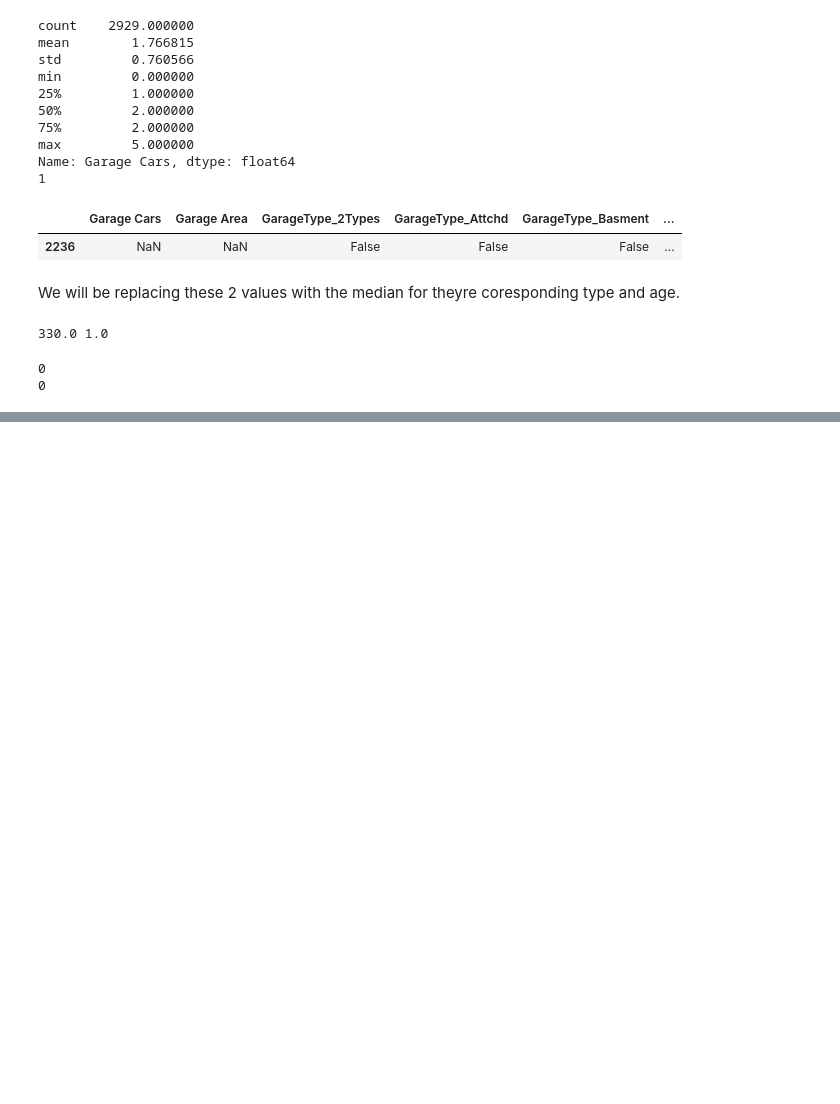
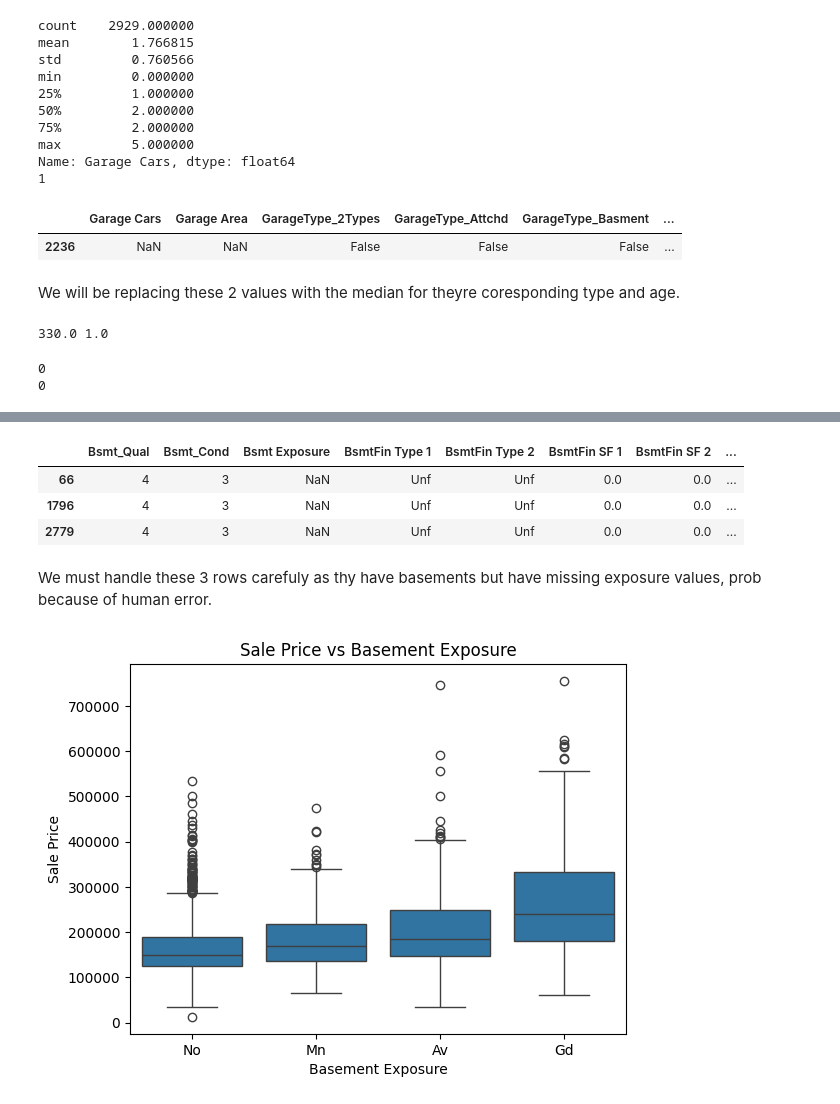
Before and after one commit to hedesiustefan/ML_Project, a Jupyter notebook: dataexplore.ipynb, the cells around one changed output, grey strips where cells are left out. Cells and saved outputs as stored; diff of their text form; code cells hidden in the pictures; blank space fills up the shorter version.

```diff
--- a/dataexplore.ipynb
+++ b/dataexplore.ipynb
@@ -1056,0 +1305,23 @@ print(df_copy['Garage Area'].isna().sum())
+# %%
+df_copy.loc[df_copy['Bsmt Exposure'].isna(), [
+    'Bsmt_Qual', 'Bsmt_Cond', 'Bsmt Exposure',
+    'BsmtFin Type 1', 'BsmtFin Type 2',
+    'BsmtFin SF 1', 'BsmtFin SF 2', 'Bsmt Unf SF', 'Total Bsmt SF', 'SalePrice'
+]]
+# %% [output]
+|  | Bsmt_Qual | Bsmt_Cond | Bsmt Exposure | BsmtFin Type 1 | BsmtFin Type 2 | BsmtFin SF 1 | BsmtFin SF 2 | ... |
+| 66 | 4 | 3 | NaN | Unf | Unf | 0.0 | 0.0 | ... |
+| 1796 | 4 | 3 | NaN | Unf | Unf | 0.0 | 0.0 | ... |
+| 2779 | 4 | 3 | NaN | Unf | Unf | 0.0 | 0.0 | ... |
+# %% [markdown]
+We must handle these 3 rows carefuly as thy have basements but have missing exposure values, prob because of human error.
+# %%
+order = ['No', 'Mn', 'Av', 'Gd']
+
+sns.boxplot(x='Bsmt Exposure', y='SalePrice', data=clean_df, order=order)
+plt.xlabel('Basement Exposure')
+plt.ylabel('Sale Price')
+plt.title('Sale Price vs Basement Exposure')
+plt.show()
+# %% [output]
+[figure, added]
```
Also changed, not shown: parts of 36 cells of this notebook.
